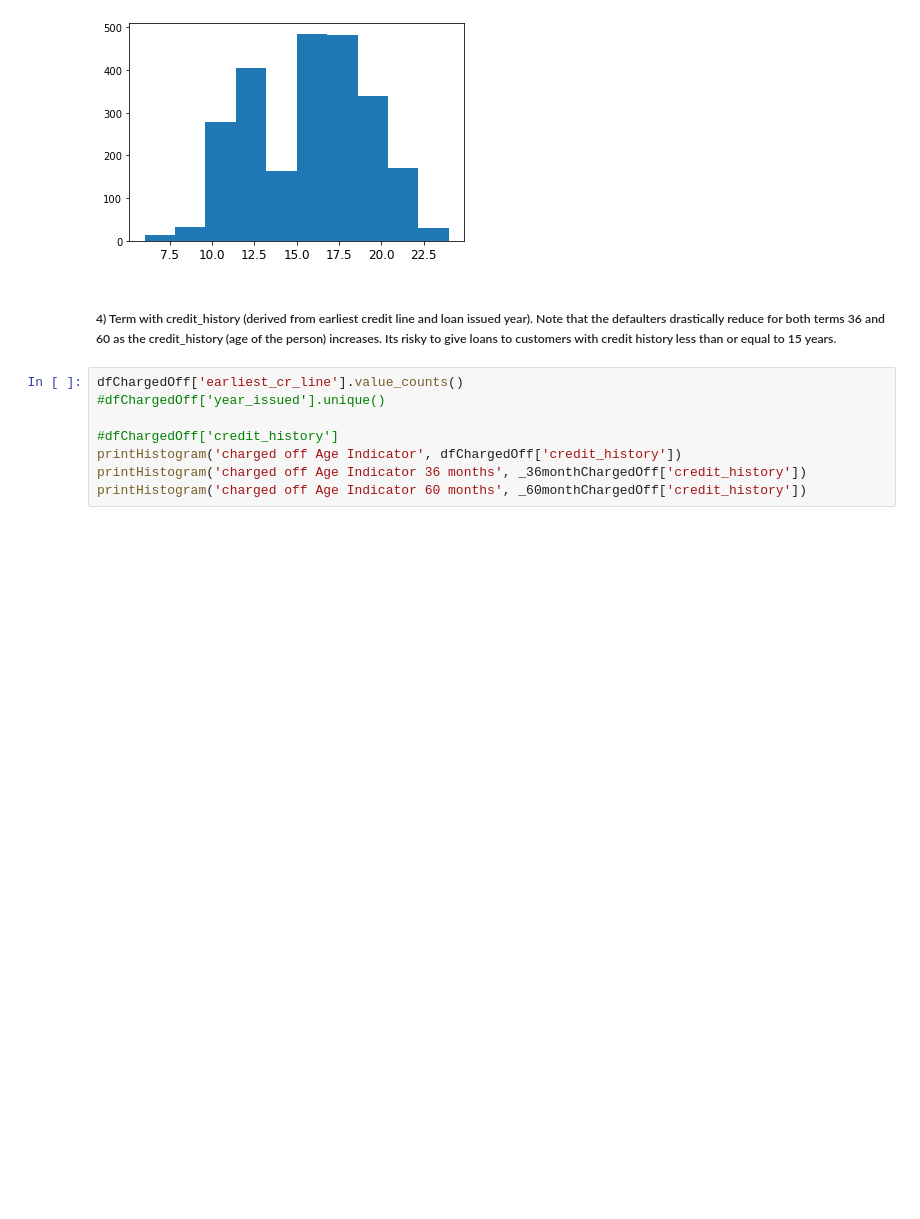
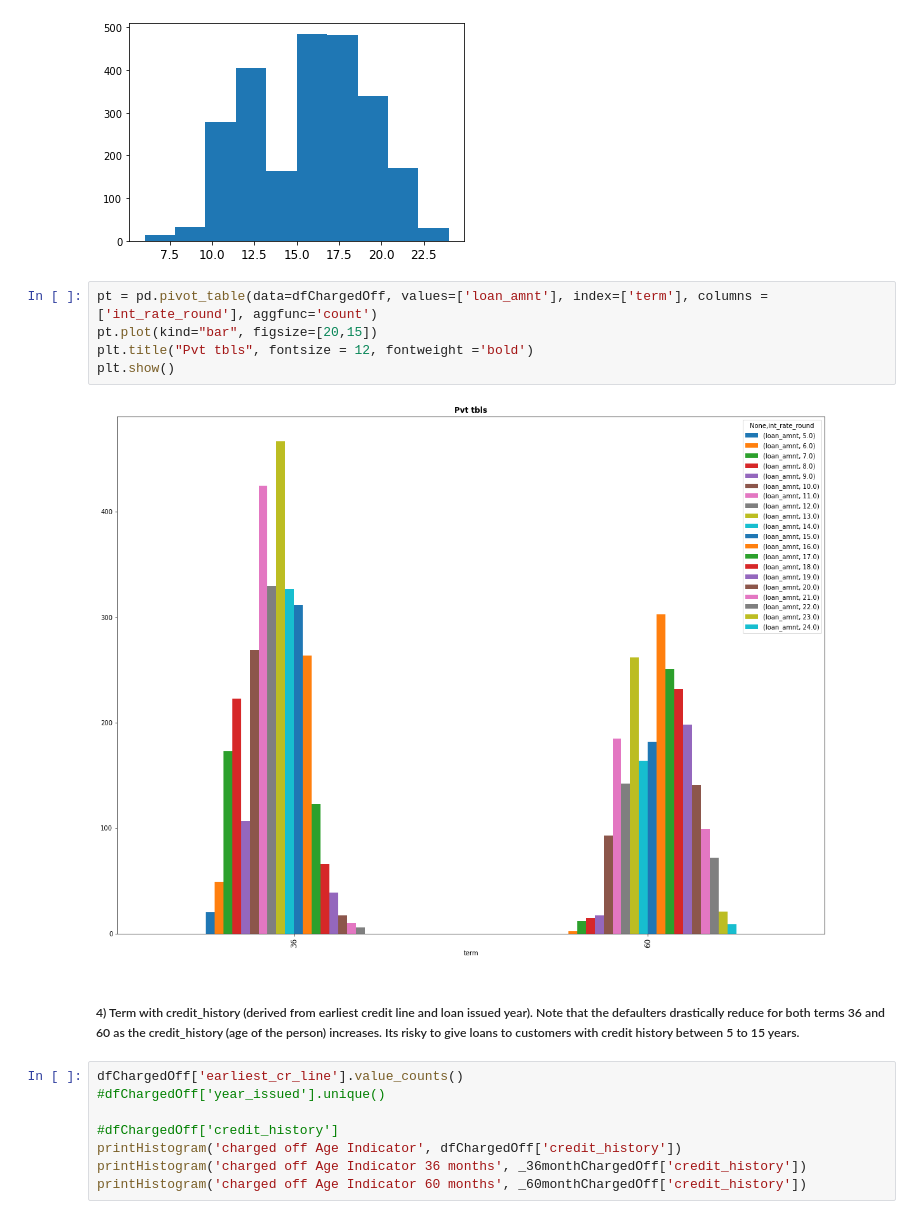
Before and after one commit to Kumaraguru-Muthuraj/_AIML_Code, a Jupyter notebook: _PythonNotebooks/_Course2_Statistics_Essentials/Mod6_Lendingclub_casestudy/LendingClub.ipynb, the cells around one changed output. Cells and saved outputs as stored; diff of their text form; blank space fills up the shorter version.

```diff
--- a/_PythonNotebooks/_Course2_Statistics_Essentials/Mod6_Lendingclub_casestudy/LendingClub.ipynb
+++ b/_PythonNotebooks/_Course2_Statistics_Essentials/Mod6_Lendingclub_casestudy/LendingClub.ipynb
@@ -302,8 +318,15 @@ min         6.000000
 max        24.000000
 Name: int_rate_round, dtype: float64
 [figure]
+# %%
+pt = pd.pivot_table(data=dfChargedOff, values=['loan_amnt'], index=['term'], columns = ['int_rate_round'], aggfunc='count')
+pt.plot(kind="bar", figsize=[20,15])
+plt.title("Pvt tbls", fontsize = 12, fontweight ='bold')
+plt.show()
+# %% [output]
+[figure, added]
 # %% [markdown]
-##### 4) Term with credit_history (derived from earliest credit line and loan issued year). Note that the defaulters drastically reduce for both terms 36 and 60 as the credit_history (age of the person) increases. Its risky to give loans to customers with credit history less than or equal to 15 years.
+##### 4) Term with credit_history (derived from earliest credit line and loan issued year). Note that the defaulters drastically reduce for both terms 36 and 60 as the credit_history (age of the person) increases. Its risky to give loans to customers with credit history between 5 to 15 years.
 # %%
 dfChargedOff['earliest_cr_line'].value_counts()
 #dfChargedOff['year_issued'].unique()
```
Also changed, not shown: parts of 19 cells of this notebook.
